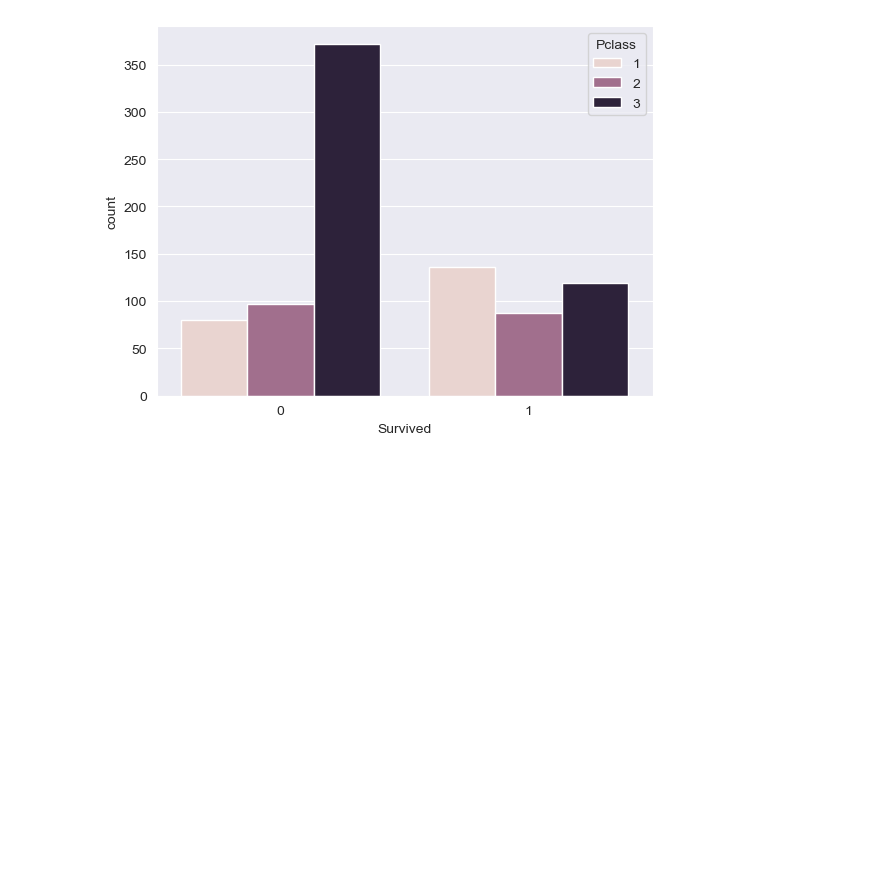
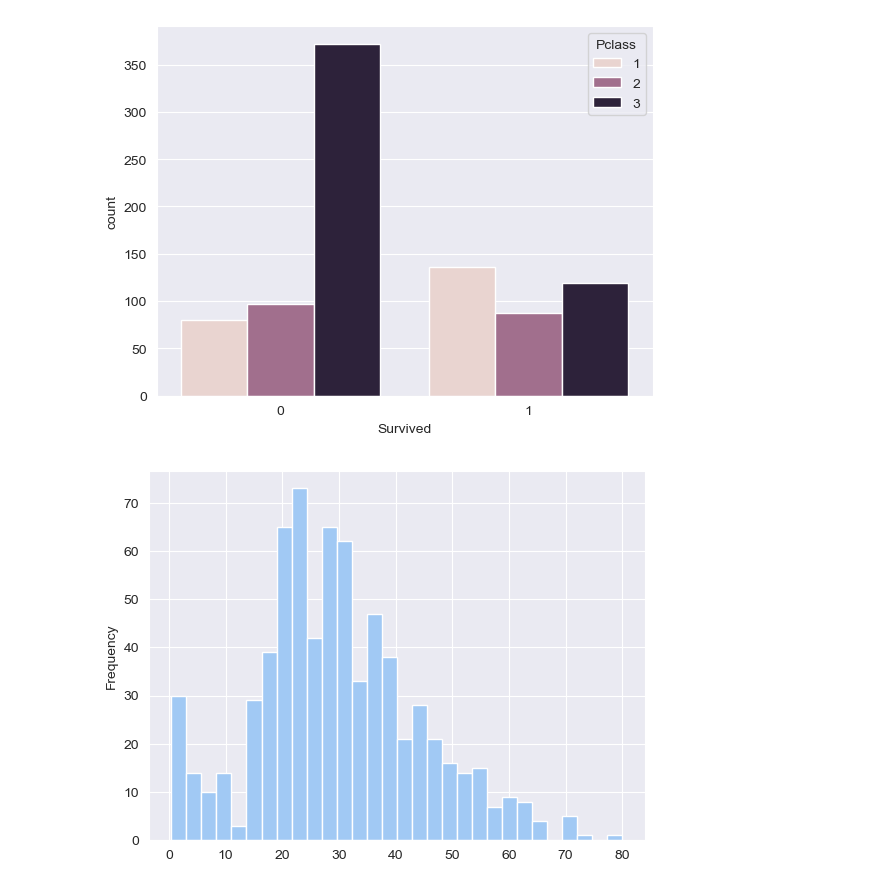
Before and after one commit to manishbhatia7/ML-Projects, a Jupyter notebook: Competitions/Titanic/notebook.ipynb, the cells around one changed output. Saved outputs shown, nothing was run; the diff lists cells and outputs as text; code cells hidden in the pictures; blank space fills up the shorter version.

```diff
--- a/Competitions/Titanic/notebook.ipynb
+++ b/Competitions/Titanic/notebook.ipynb
@@ -57,3 +59,8 @@ sns.countplot(x='Survived',data=train,hue='Pclass')
 plt.show()
 # %% [output]
 [figure]
+# %%
+train['Age'].dropna().plot.hist(bins=30)
+plt.show()
+# %% [output]
+[figure, added]
```
Also changed, not shown: parts of 8 cells of this notebook, 2 other files.
